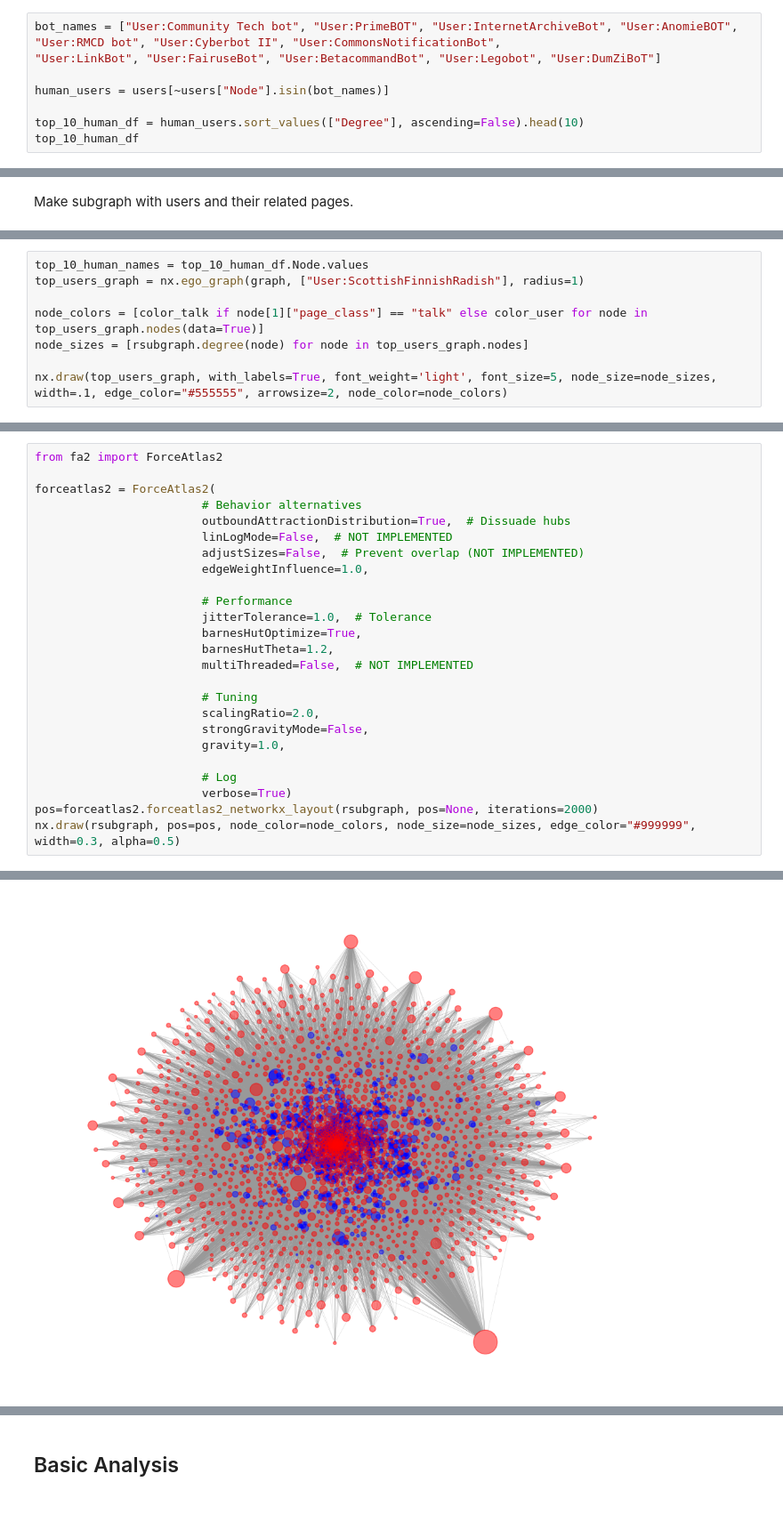
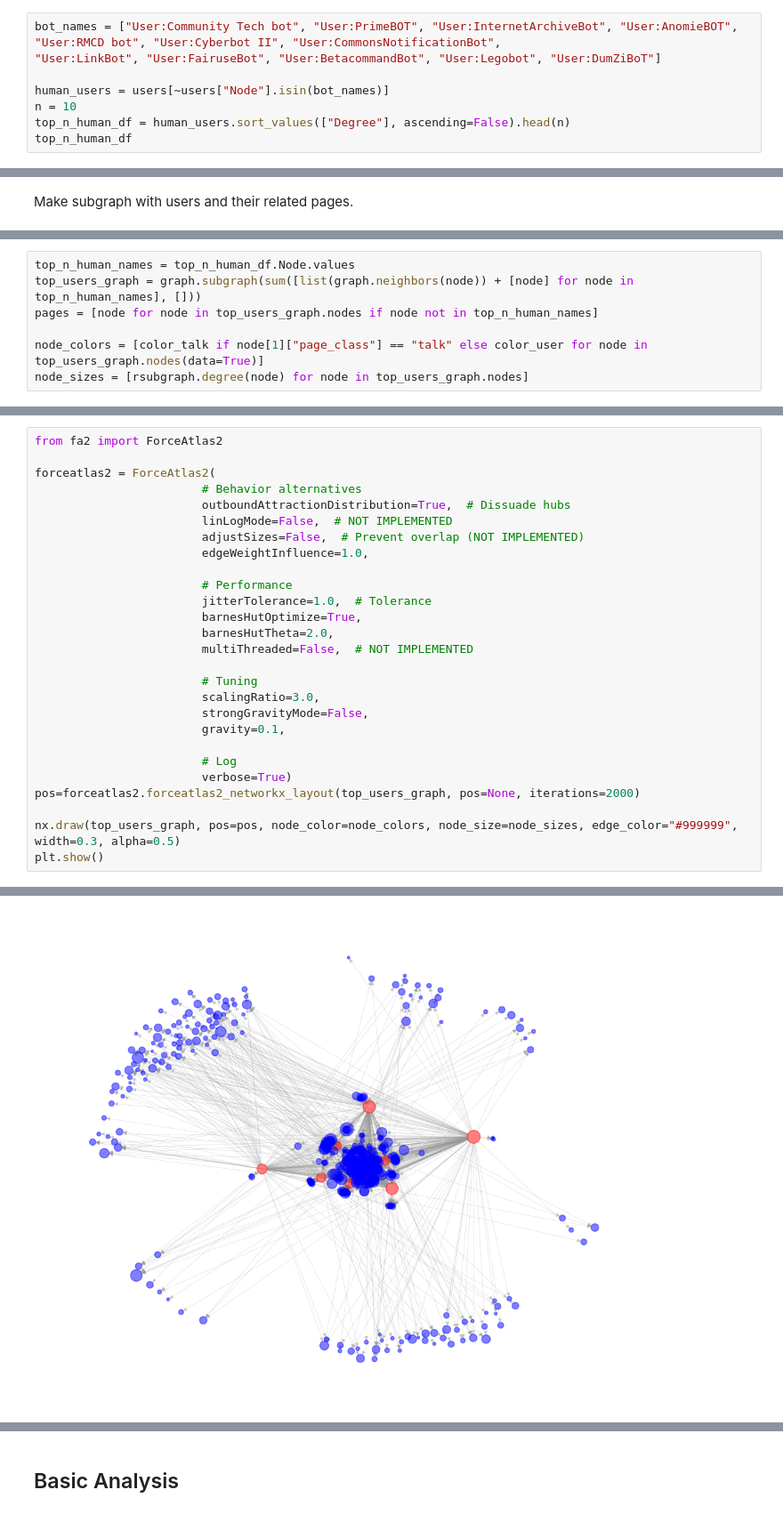
Before and after one commit to andste97/socialgraphs2023f-project, a Jupyter notebook: project/Project_draft.ipynb, the cells around one changed output, grey strips where cells are left out. Shown at 89% size. Cells and saved outputs as stored; diff of their text form.

Commit message:
top_10 users filter

```diff
--- a/project/Project_draft.ipynb
+++ b/project/Project_draft.ipynb
@@ -139,8 +132,8 @@ bot_names = ["User:Community Tech bot", "User:PrimeBOT", "User:InternetArchiveBo
 "User:LinkBot", "User:FairuseBot", "User:BetacommandBot", "User:Legobot", "User:DumZiBoT"]
 
 human_users = users[~users["Node"].isin(bot_names)]
-
-top_10_human_df = human_users.sort_values(["Degree"], ascending=False).head(10)
-top_10_human_df
+n = 10
+top_n_human_df = human_users.sort_values(["Degree"], ascending=False).head(n)
+top_n_human_df
 # %% [output]
 |  | Node | Degree | PageType |
@@ -163,8 +152,7 @@ NameError: name 'graph' is not defined
 # %%
-top_10_human_names = top_10_human_df.Node.values
-top_users_graph = nx.ego_graph(graph, ["User:ScottishFinnishRadish"], radius=1)
+top_n_human_names = top_n_human_df.Node.values
+top_users_graph = graph.subgraph(sum([list(graph.neighbors(node)) + [node] for node in top_n_human_names], []))
+pages = [node for node in top_users_graph.nodes if node not in top_n_human_names]
 
 node_colors = [color_talk if node[1]["page_class"] == "talk" else color_user for node in top_users_graph.nodes(data=True)]
 node_sizes = [rsubgraph.degree(node) for node in top_users_graph.nodes]
-
-nx.draw(top_users_graph, with_labels=True, font_weight='light', font_size=5, node_size=node_sizes, width=.1, edge_color="#555555", arrowsize=2, node_color=node_colors)
@@ -183,16 +175,18 @@ forceatlas2 = ForceAtlas2(
                         # Performance
                         jitterTolerance=1.0,  # Tolerance
                         barnesHutOptimize=True,
-                        barnesHutTheta=1.2,
+                        barnesHutTheta=2.0,
                         multiThreaded=False,  # NOT IMPLEMENTED
 
                         # Tuning
-                        scalingRatio=2.0,
+                        scalingRatio=3.0,
                         strongGravityMode=False,
-                        gravity=1.0,
+                        gravity=0.1,
 
                         # Log
                         verbose=True)
-pos=forceatlas2.forceatlas2_networkx_layout(rsubgraph, pos=None, iterations=2000)
-nx.draw(rsubgraph, pos=pos, node_color=node_colors, node_size=node_sizes, edge_color="#999999", width=0.3, alpha=0.5)
+pos=forceatlas2.forceatlas2_networkx_layout(top_users_graph, pos=None, iterations=2000)
+
+nx.draw(top_users_graph, pos=pos, node_color=node_colors, node_size=node_sizes, edge_color="#999999", width=0.3, alpha=0.5)
+plt.show()
 # %% [output]
@@ -204 +198 @@ AdjustSpeedAndApplyForces step  took  0.97  seconds
-[figure, old version]
+[figure, new version]
```
Also changed, not shown: parts of 12 cells of this notebook.
